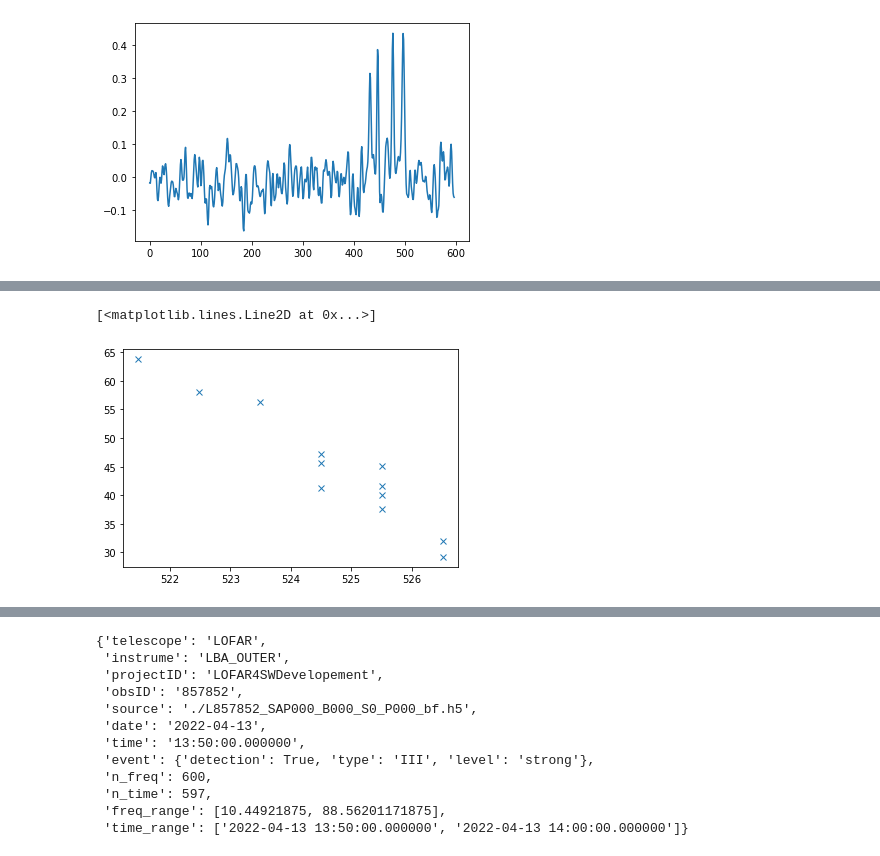
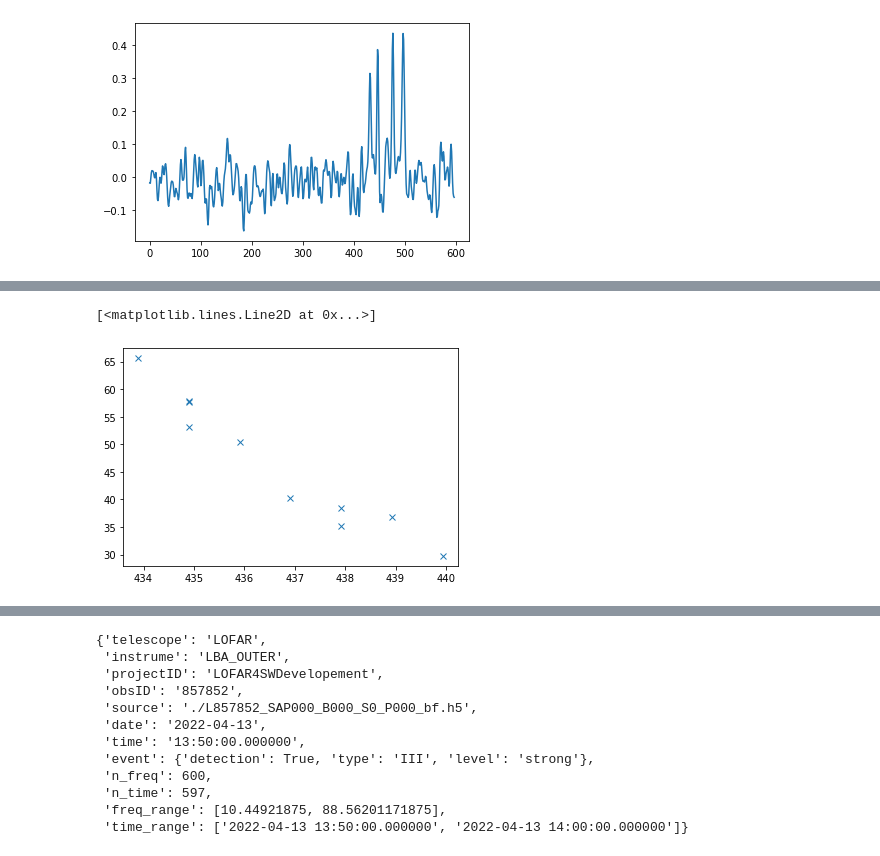
Before and after one commit to peijin94/type3detect, a Jupyter notebook: src/python/IDOLS_auto_demo.ipynb, the cells around one changed output, grey strips where cells are left out. Saved outputs shown, nothing was run; the diff lists cells and outputs as text; code cells hidden in the pictures.

```diff
--- a/src/python/IDOLS_auto_demo.ipynb
+++ b/src/python/IDOLS_auto_demo.ipynb
@@ -126,8 +127,8 @@ array([58.04443359, 63.78173828, 41.22314453, 45.65429688, 47.21679688,
 # %%
-plt.plot(t_set_arr,f_set_arr,'x')
+plt.plot(t_set_arr_set[0],f_set_arr_set[0],'x')
 # %% [output]
 [<matplotlib.lines.Line2D at 0x...>]
-[figure, old version]
+[figure, new version]
 # %%
 plt.plot(t_model_arr,f_model_arr)
 # %% [output]
```
Also changed, not shown: parts of 22 cells of this notebook, 5 other files.
